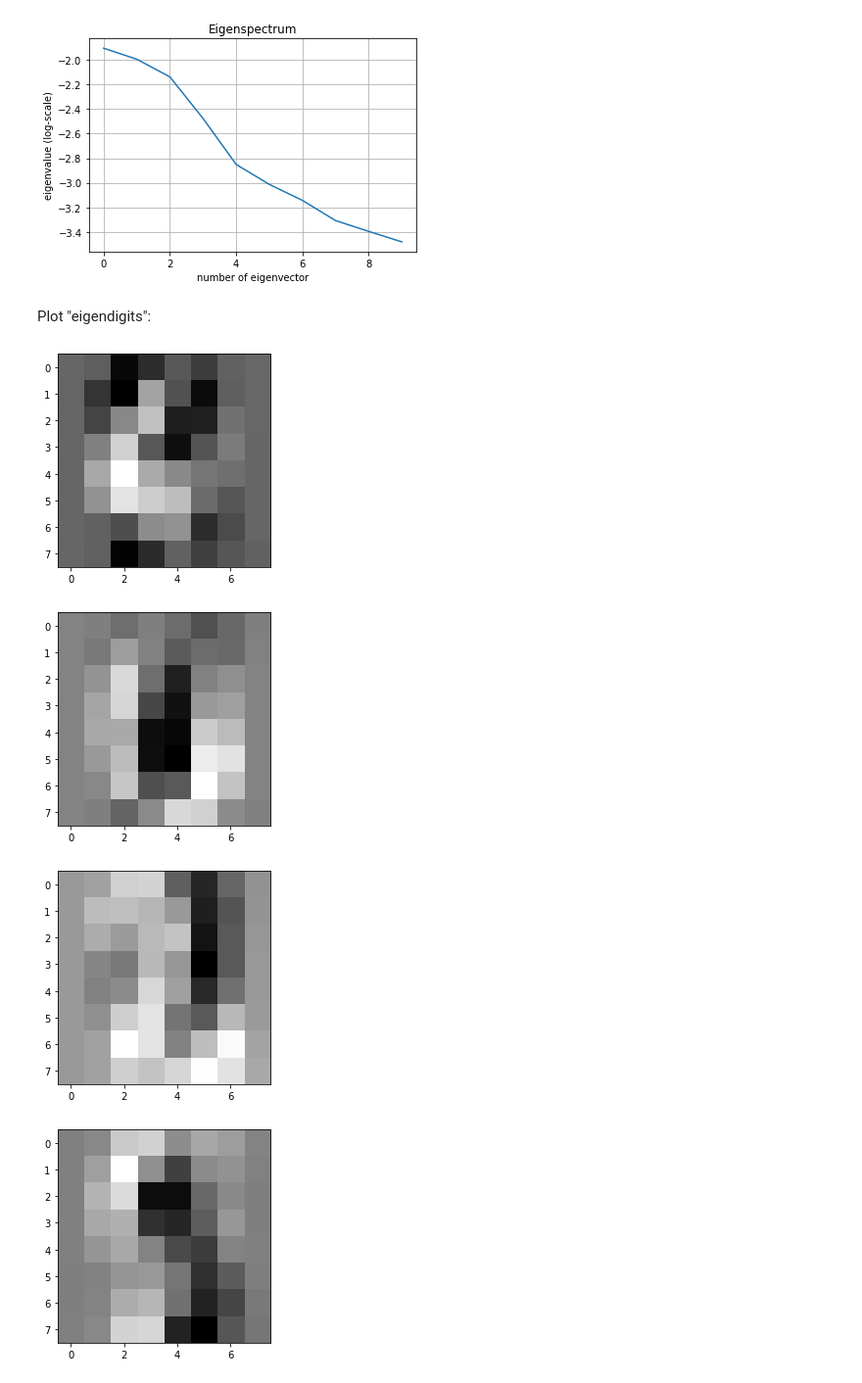
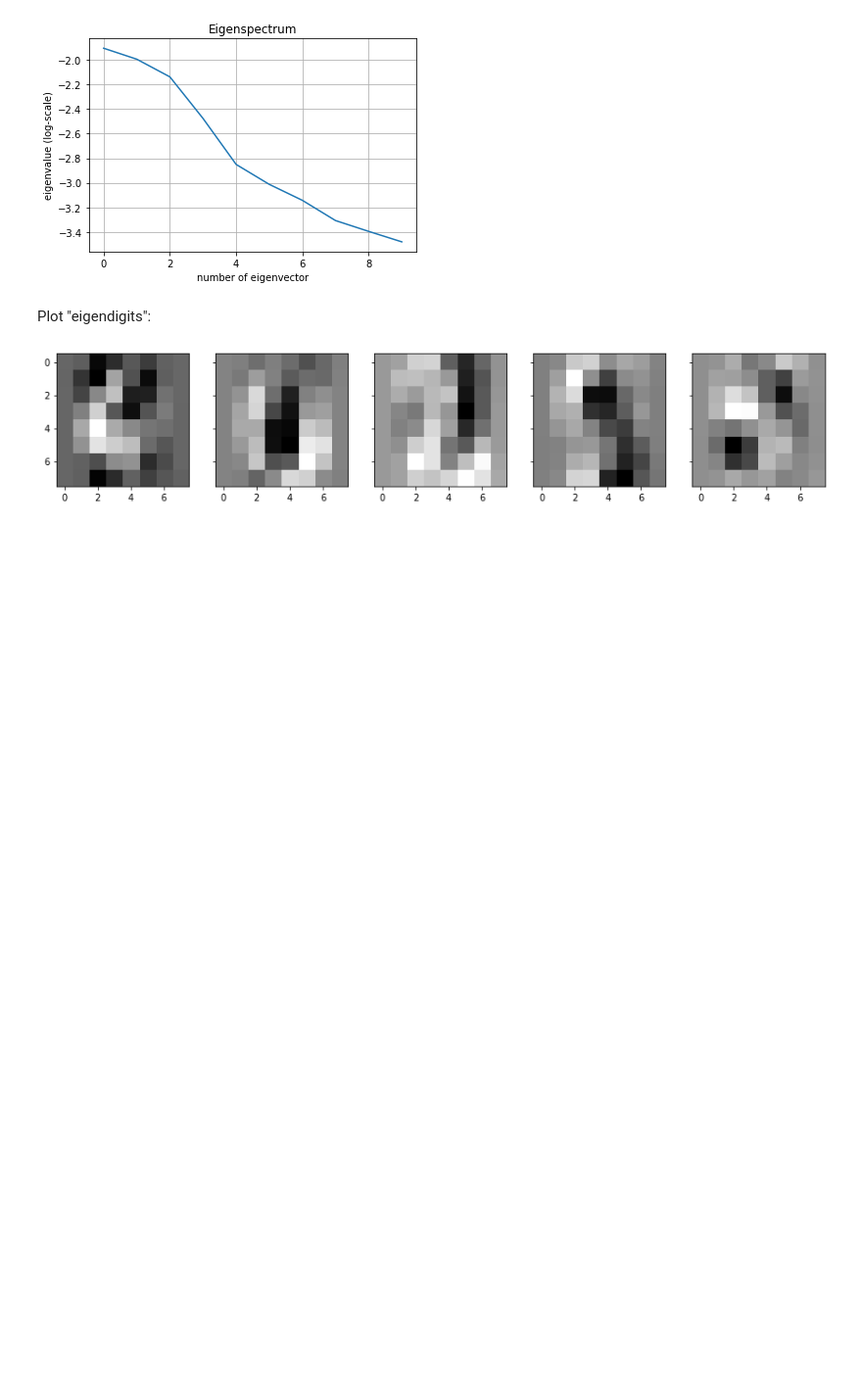
Before and after one commit to henrikwindum/ML, a Jupyter notebook: Home Assignment 5/PCA Assignment 5.ipynb, the cells around one changed output. Shown at 98% size. Cells and saved outputs as stored; diff of their text form; code cells hidden in the pictures; blank space fills up the shorter version.

Commit message:
subplot eigendigits

```diff
--- a/Home Assignment 5/PCA Assignment 5.ipynb
+++ b/Home Assignment 5/PCA Assignment 5.ipynb
@@ -52,12 +52,12 @@ Plot "eigendigits":
 # %%
 eigendigits = pca.components_[:5]
 
-for digit in eigendigits:
+fig, axs = plt.subplots(1, 5, sharey=True, figsize=(15, 15))
+
+for i, digit in enumerate(eigendigits):
     digit = digit.reshape(imshape)
-    plt.imshow(digit, cmap='gray')
-    plt.show()
+    axs[i].imshow(digit, cmap='gray')
+
+plt.show()
 # %% [output]
-[figure, old version]
+[figure, new version]
-[figure, removed]
-[figure, removed]
-[figure, removed]
```
Also changed, not shown: parts of 1 cell of this notebook, 4 other files.
